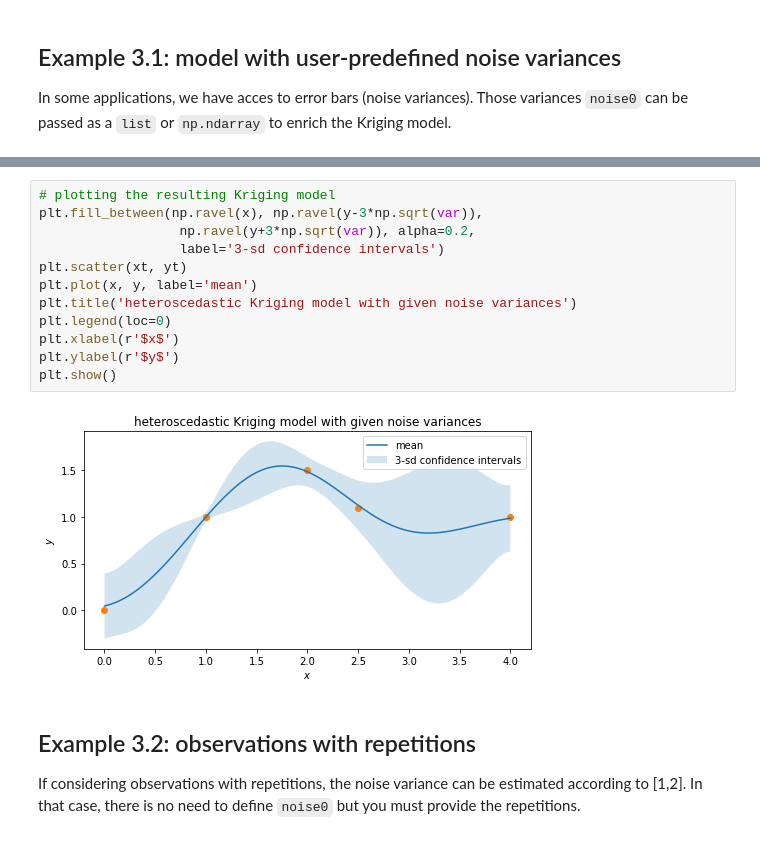
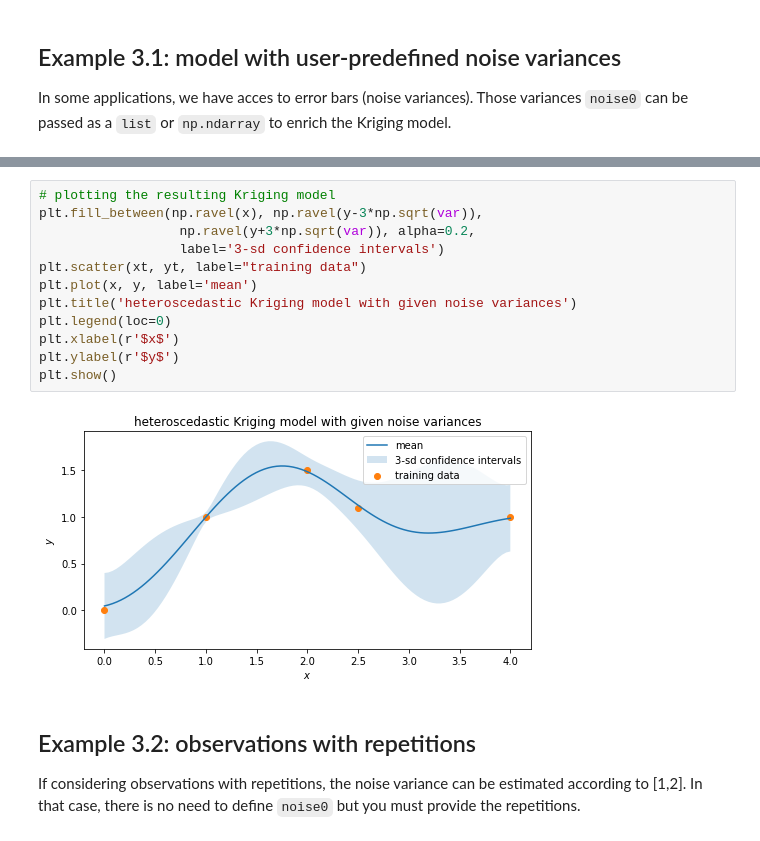
Before and after one commit to SMTorg/smt, a Jupyter notebook: tutorial/SMT_Noise.ipynb, the cells around one changed output, grey strips where cells are left out. Saved outputs shown, nothing was run; the diff lists cells and outputs as text.

```diff
--- a/tutorial/SMT_Noise.ipynb
+++ b/tutorial/SMT_Noise.ipynb
@@ -261,17 +261,17 @@ ___________________________________________________________________________
 # %%
 # plotting the resulting Kriging model
 plt.fill_between(np.ravel(x), np.ravel(y-3*np.sqrt(var)),
                   np.ravel(y+3*np.sqrt(var)), alpha=0.2,
                   label='3-sd confidence intervals')
-plt.scatter(xt, yt)
+plt.scatter(xt, yt, label="training data")
 plt.plot(x, y, label='mean')
 plt.title('heteroscedastic Kriging model with given noise variances')
 plt.legend(loc=0)
 plt.xlabel(r'$x$')
 plt.ylabel(r'$y$')
 plt.show()
 # %% [output]
-[figure, old version]
+[figure, new version]
 # %% [markdown]
 ## Example 3.2: observations with repetitions
 
```
Also changed, not shown: parts of 5 cells of this notebook.
